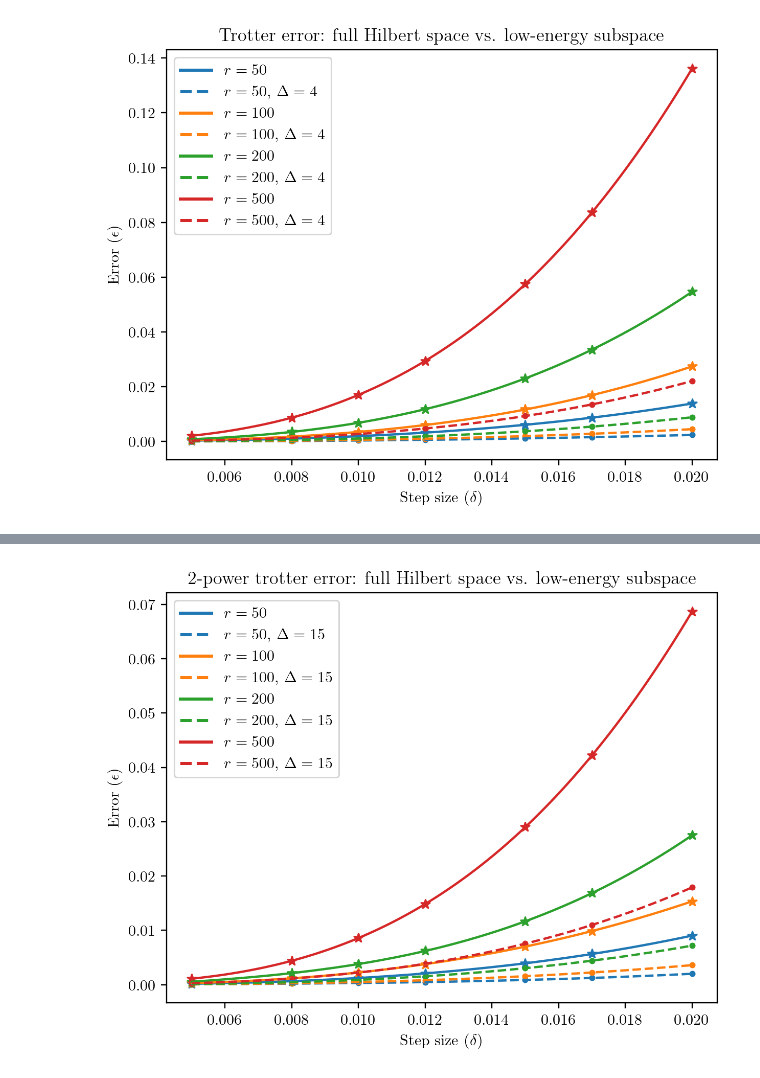
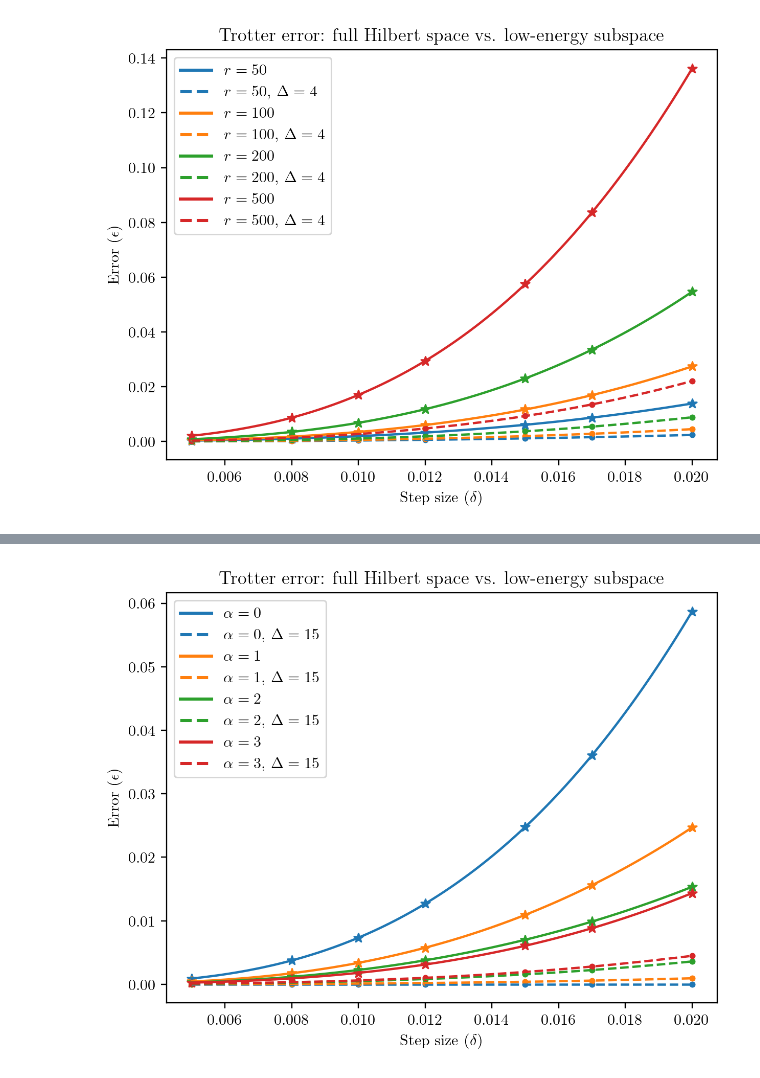
Before and after one commit to Qubit-Fernand/Digital-Quantum-Simulation, a Jupyter notebook: Figure/Plotting.ipynb, the cells around one changed output, grey strips where cells are left out. Saved outputs shown, nothing was run; the diff lists cells and outputs as text; code cells hidden in the pictures.

```diff
--- a/Figure/Plotting.ipynb
+++ b/Figure/Plotting.ipynb
@@ -392,70 +400,78 @@ fig.savefig('Power-1-3*3.pdf', dpi=600, format='pdf')
 # %%
+# qDRIFT on Power-Law with different \alpha, fix r = 100
 Delta = 15
+
+File = '../Trotter/norm_3*3_0_15.mat'
+alpha_0 = loadmat(File)['r_100'].flatten()
+alpha_0_Delta = loadmat(File)['r_100_Delta'].flatten()
+
+File = '../Trotter/norm_3*3_1_15.mat'
+alpha_1 = loadmat(File)['r_100'].flatten()
+alpha_1_Delta = loadmat(File)['r_100_Delta'].flatten()
+
 File = '../Trotter/norm_3*3_2_15.mat'
+alpha_2 = loadmat(File)['r_100'].flatten()
+alpha_2_Delta = loadmat(File)['r_100_Delta'].flatten()
 
-r_50 = loadmat(File)['r_50'].flatten()
-r_50_Delta = loadmat(File)['r_50_Delta'].flatten()
-r_100 = loadmat(File)['r_100'].flatten()
-r_100_Delta = loadmat(File)['r_100_Delta'].flatten()
-r_200 = loadmat(File)['r_200'].flatten()
-r_200_Delta = loadmat(File)['r_200_Delta'].flatten()
-r_500 = loadmat(File)['r_500'].flatten()
-r_500_Delta = loadmat(File)['r_500_Delta'].flatten()
+File = '../Trotter/norm_3*3_3_15.mat'
+alpha_3 = loadmat(File)['r_100'].flatten()
+alpha_3_Delta = loadmat(File)['r_100_Delta'].flatten()
 
 dt = np.array([0.005, 0.008, 0.010, 0.012, 0.015, 0.017, 0.020])
 dt_new = np.linspace(min(dt), max(dt), 100)
 
 # 多项式拟合
-coefficients_r_50 = np.polyfit(dt, r_50, 3)
-poly_r_50 = np.poly1d(coefficients_r_50)
-coefficients_r_50_Delta = np.polyfit(dt, r_50_Delta, 3)
-poly_r_50_Delta_5 = np.poly1d(coefficients_r_50_Delta)
+coefficients_alpha_0 = np.polyfit(dt, alpha_0, 3)
+poly_alpha_0 = np.poly1d(coefficients_alpha_0)
+coefficients_alpha_0_Delta = np.polyfit(dt, alpha_0_Delta, 3)
+poly_alpha_0_Delta = np.poly1d(coefficients_alpha_0_Delta)
 
-coefficients_r_100 = np.polyfit(dt, r_100, 3)
-poly_r_100 = np.poly1d(coefficients_r_100)
-coefficients_r_100_Delta = np.polyfit(dt, r_100_Delta, 3)
-poly_r_100_Delta = np.poly1d(coefficients_r_100_Delta)
+coefficients_alpha_1 = np.polyfit(dt, alpha_1, 3)
+poly_alpha_1 = np.poly1d(coefficients_alpha_1)
+coefficients_alpha_1_Delta = np.polyfit(dt, alpha_1_Delta, 3)
+poly_alpha_1_Delta = np.poly1d(coefficients_alpha_1_Delta)
 
-coefficients_r_200 = np.polyfit(dt, r_200, 3)
-poly_r_200 = np.poly1d(coefficients_r_200)
-coefficients_r_200_Delta = np.polyfit(dt, r_200_Delta, 3)
-poly_r_200_Delta = np.poly1d(coefficients_r_200_Delta)
+coefficients_alpha_2 = np.polyfit(dt, alpha_2, 3)
+poly_alpha_2 = np.poly1d(coefficients_alpha_2)
+coefficients_alpha_2_Delta = np.polyfit(dt, alpha_2_Delta, 3)
+poly_alpha_2_Delta = np.poly1d(coefficients_alpha_2_Delta)
 
-coefficients_r_500 = np.polyfit(dt, r_500, 3)
-poly_r_500 = np.poly1d(coefficients_r_500)
-coefficients_r_500_Delta = np.polyfit(dt, r_500_Delta, 3)
-poly_r_500_Delta = np.poly1d(coefficients_r_500_Delta)
+coefficients_alpha_3 = np.polyfit(dt, alpha_3, 3)
+poly_alpha_3 = np.poly1d(coefficients_alpha_3)
+coefficients_alpha_3_Delta = np.polyfit(dt, alpha_3_Delta, 3)
+poly_alpha_3_Delta = np.poly1d(coefficients_alpha_3_Delta)
 
 fig, ax = plt.subplots(dpi=217)
-ax.set_title('$2$-power trotter error: full Hilbert space vs. low-energy subspace')
+ax.set_title('Trotter error: full Hilbert space vs. low-energy subspace')
 ax.set_xlabel('Step size ($\delta$)')
 ax.set_ylabel('Error ($\epsilon$)')
 
-ax.scatter(dt, r_50, marker = '*', color = '#1f77b4')
-ax.plot(dt_new, poly_r_50(dt_new), color = '#1f77b4', linestyle = '-', label='$r=50$')
+ax.scatter(dt, alpha_0, marker = '*', color = '#1f77b4')
+ax.plot(dt_new, poly_alpha_0(dt_new), color = '#1f77b4', linestyle = '-', label='$\\alpha=0$')
 
-ax.scatter(dt, r_50_Delta, marker ='.', color = '#1f77b4')
-ax.plot(dt_new, poly_r_50_Delta_5(dt_new), color = '#1f77b4', linestyle = '--', label='$r=50$, $\Delta = {Delta}$'.format(Delta = Delta))
+ax.scatter(dt, alpha_0_Delta, marker ='.', color = '#1f77b4')
+ax.plot(dt_new, poly_alpha_0_Delta(dt_new), color = '#1f77b4', linestyle = '--', label='$\\alpha=0$, $\Delta = {Delta}$'.format(Delta = Delta))
 
-ax.scatter(dt, r_100, marker = '*', color = '#ff7f0e')
-ax.plot(dt_new, poly_r_100(dt_new), color = '#ff7f0e', linestyle = '-', label='$r=100$')
+ax.scatter(dt, alpha_1, marker = '*', color = '#ff7f0e')
+ax.plot(dt_new, poly_alpha_1(dt_new), color = '#ff7f0e', linestyle = '-', label='$\\alpha=1$')
 
-ax.scatter(dt, r_100_Delta, marker ='.', color = '#ff7f0e')
-ax.plot(dt_new, poly_r_100_Delta(dt_new), color = '#ff7f0e', linestyle = '--', label='$r=100$, $\Delta = {Delta}$'.format(Delta = Delta))
+ax.scatter(dt, alpha_1_Delta, marker ='.', color = '#ff7f0e')
+ax.plot(dt_new, poly_alpha_1_Delta(dt_new), color = '#ff7f0e', linestyle = '--', label='$\\alpha=1$, $\Delta = {Delta}$'.format(Delta = Delta))
 
-ax.scatter(dt, r_200, marker = '*', color = '#2ca02c')
-ax.plot(dt_new, poly_r_200(dt_new), color = '#2ca02c', linestyle = '-', label='$r=200$')
+ax.scatter(dt, alpha_2, marker = '*', color = '#2ca02c')
+ax.plot(dt_new, poly_alpha_2(dt_new), color = '#2ca02c', linestyle = '-', label='$\\alpha=2$')
 
-ax.scatter(dt, r_200_Delta, marker ='.', color = '#2ca02c')
-ax.plot(dt_new, poly_r_200_Delta(dt_new), color = '#2ca02c', linestyle = '--', label='$r=200$, $\Delta = {Delta}$'.format(Delta = Delta))
+ax.scatter(dt, alpha_2_Delta, marker ='.', color = '#2ca02c')
+ax.plot(dt_new, poly_alpha_2_Delta(dt_new), color = '#2ca02c', linestyle = '--', label='$\\alpha=2$, $\Delta = {Delta}$'.format(Delta = Delta))
 
-ax.scatter(dt, r_500, marker = '*', color = '#d62728')
-ax.plot(dt_new, poly_r_500(dt_new), color = '#d62728', linestyle = '-', label='$r=500$')
+ax.scatter(dt, alpha_3, marker = '*', color = '#d62728')
+ax.plot(dt_new, poly_alpha_3(dt_new), color = '#d62728', linestyle = '-', label='$\\alpha=3$')
 
-ax.scatter(dt, r_500_Delta, marker ='.', color = '#d62728')
-ax.plot(dt_new, poly_r_500_Delta(dt_new), color = '#d62728', linestyle = '--', label='$r=500$, $\Delta = {Delta}$'.format(Delta = Delta))
+ax.scatter(dt, alpha_3_Delta, marker ='.', color = '#d62728')
+ax.plot(dt_new, poly_alpha_3_Delta(dt_new), color = '#d62728', linestyle = '--', label='$\\alpha=3$, $\Delta = {Delta}$'.format(Delta = Delta))
+
 ax.legend(handler_map={plt.Line2D: ColorLineStyleHandler()})
 
-fig.savefig('Power-2-3*3.pdf', dpi=600, format='pdf')
+fig.savefig('Power-Law.pdf', dpi=600, format='pdf')
 # %% [output]
-[figure, old version]
+[figure, new version]
```
Also changed, not shown: parts of 10 cells of this notebook, 23 other files.
